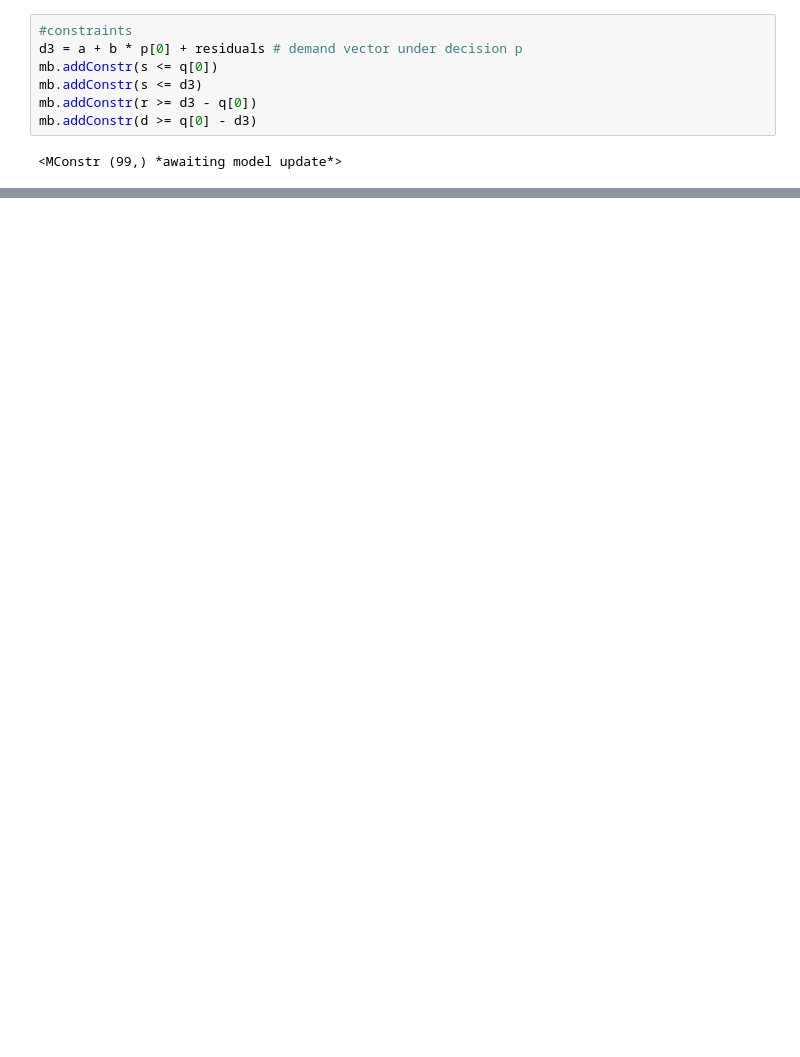
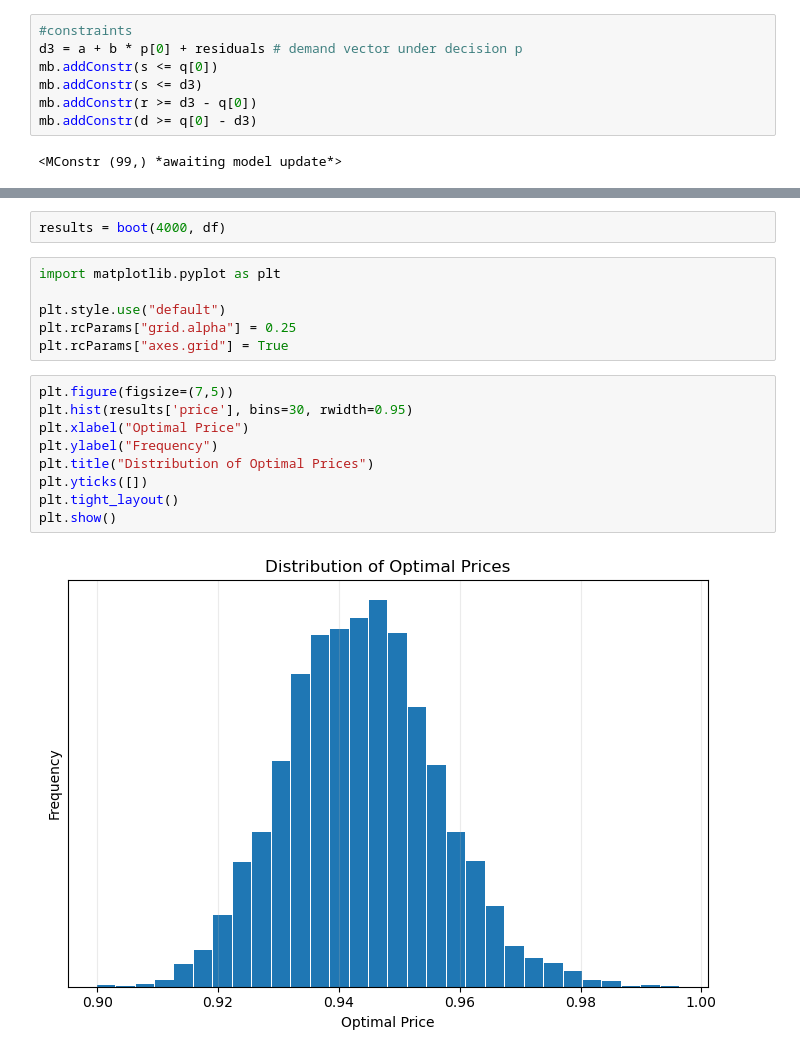
Before and after one commit to ethandavenport/Optimization-I-Project-3, a Jupyter notebook: Project_3.ipynb, the cells around one changed output, grey strips where cells are left out. Cells and saved outputs as stored; diff of their text form; blank space fills up the shorter version.

```diff
--- a/Project_3.ipynb
+++ b/Project_3.ipynb
@@ -110,0 +167,19 @@ print(f"Expected profit: {profit_joint:.6f}")
+# %%
+results = boot(4000, df)
+# %%
+import matplotlib.pyplot as plt
+
+plt.style.use("default")
+plt.rcParams["grid.alpha"] = 0.25
+plt.rcParams["axes.grid"] = True
+# %%
+plt.figure(figsize=(7,5))
+plt.hist(results['price'], bins=30, rwidth=0.95)
+plt.xlabel("Optimal Price")
+plt.ylabel("Frequency")
+plt.title("Distribution of Optimal Prices")
+plt.yticks([])
+plt.tight_layout()
+plt.show()
+# %% [output]
+[figure, added]
```
Also changed, not shown: parts of 12 cells of this notebook.
